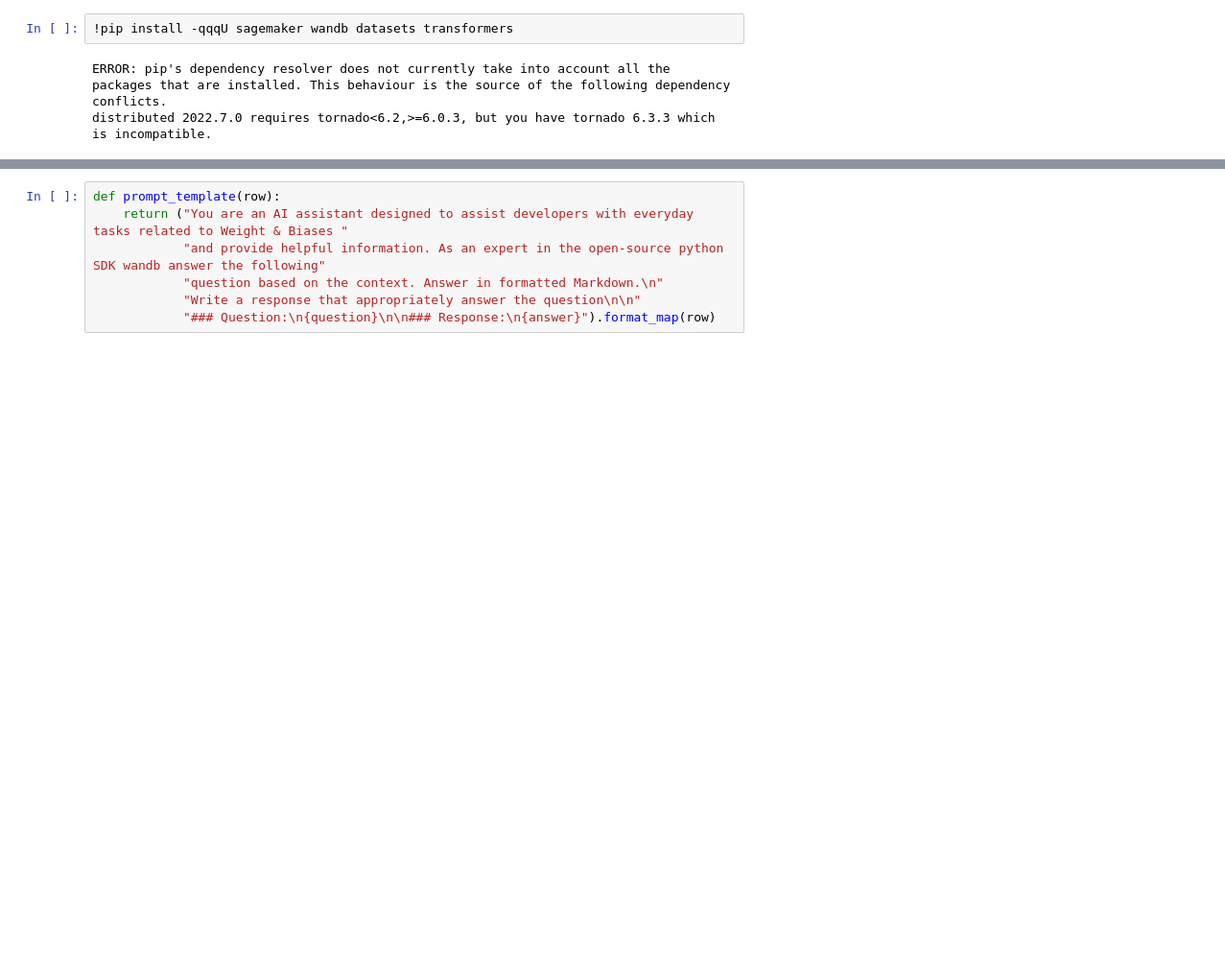
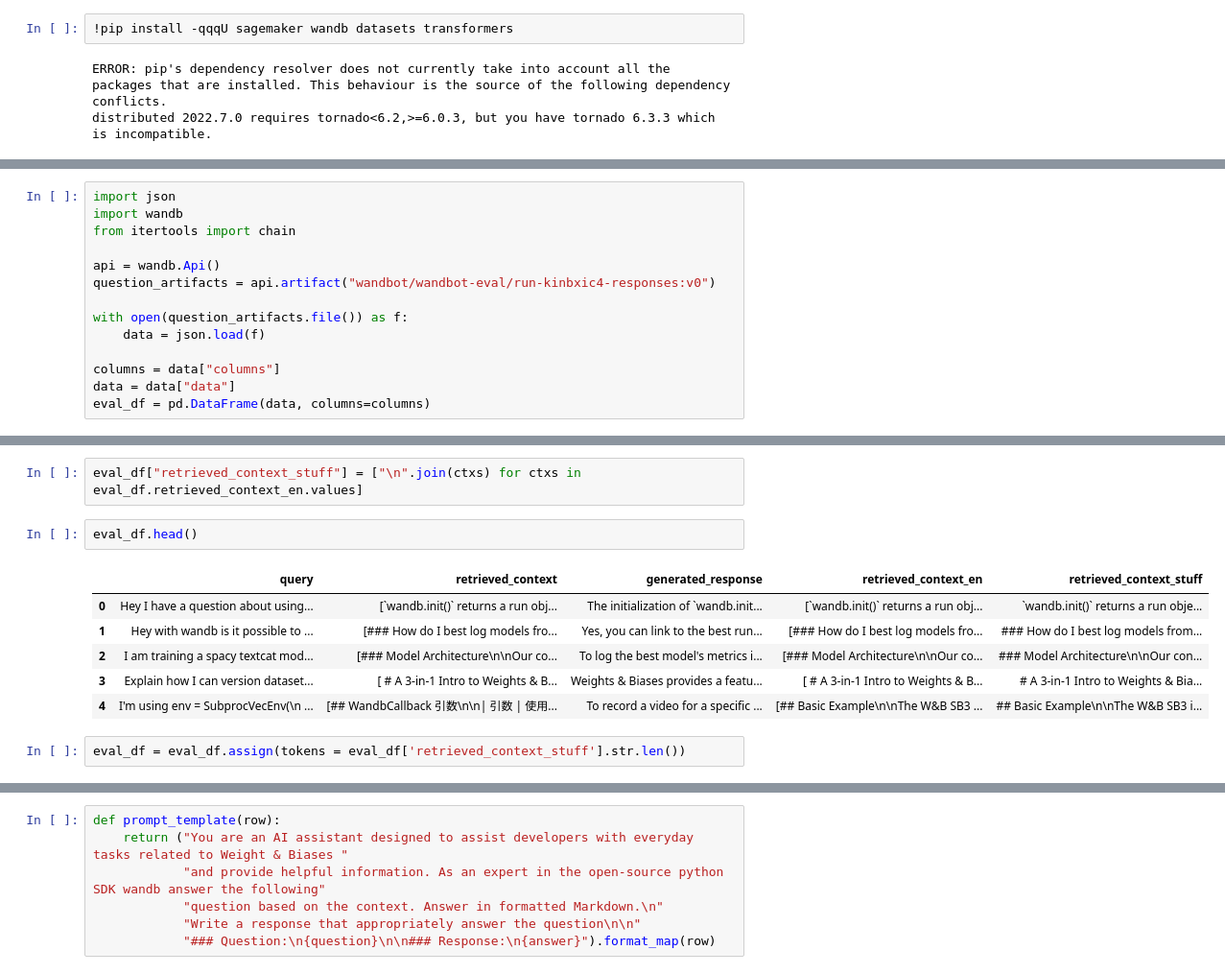
Before and after one commit to tcapelle/sagemaker-llama2-wandb, a Jupyter notebook: training/01_data_prep.ipynb, the cells around one changed output, grey strips where cells are left out. Shown at 96% size. Cells and saved outputs as stored; diff of their text form; blank space fills up the shorter version.

Commit message:
data prep nb

```diff
--- a/training/01_data_prep.ipynb
+++ b/training/01_data_prep.ipynb
@@ -57,0 +10,14 @@ len(df.iloc[245]["contexts"])
+# %%
+import json
+import wandb
+from itertools import chain
+
+api = wandb.Api()
+question_artifacts = api.artifact("wandbot/wandbot-eval/run-kinbxic4-responses:v0")
+
+with open(question_artifacts.file()) as f:
+    data = json.load(f)
+
+columns = data["columns"]
+data = data["data"]
+eval_df = pd.DataFrame(data, columns=columns)
@@ -57,0 +54,13 @@ len(df.iloc[245]["contexts"])
+# %%
+eval_df["retrieved_context_stuff"] = ["\n".join(ctxs) for ctxs in eval_df.retrieved_context_en.values]
+# %%
+eval_df.head()
+# %% [output]
+|  | query | retrieved_context | generated_response | retrieved_context_en | retrieved_context_stuff |
+| 0 | Hey I have a question about using... | [`wandb.init()` returns a run obj... | The initialization of `wandb.init... | [`wandb.init()` returns a run obj... | `wandb.init()` returns a run obje... |
+| 1 | Hey with wandb is it possible to ... | [### How do I best log models fro... | Yes, you can link to the best run... | [### How do I best log models fro... | ### How do I best log models from... |
+| 2 | I am training a spacy textcat mod... | [### Model Architecture\n\nOur co... | To log the best model's metrics i... | [### Model Architecture\n\nOur co... | ### Model Architecture\n\nOur con... |
+| 3 | Explain how I can version dataset... | [ # A 3-in-1 Intro to Weights & B... | Weights & Biases provides a featu... | [ # A 3-in-1 Intro to Weights & B... | # A 3-in-1 Intro to Weights & Bia... |
+| 4 | I'm using env = SubprocVecEnv(\n ... | [## WandbCallback 引数\n\n| 引数 | 使用... | To record a video for a specific ... | [## Basic Example\n\nThe W&B SB3 ... | ## Basic Example\n\nThe W&B SB3 i... |
+# %%
+eval_df = eval_df.assign(tokens = eval_df['retrieved_context_stuff'].str.len())
```
Also changed, not shown: parts of 47 cells of this notebook.
